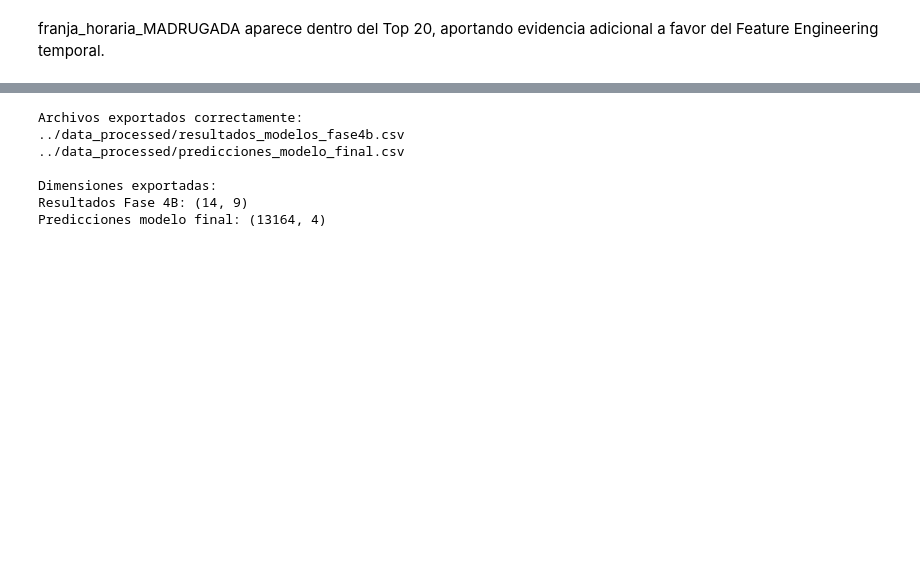
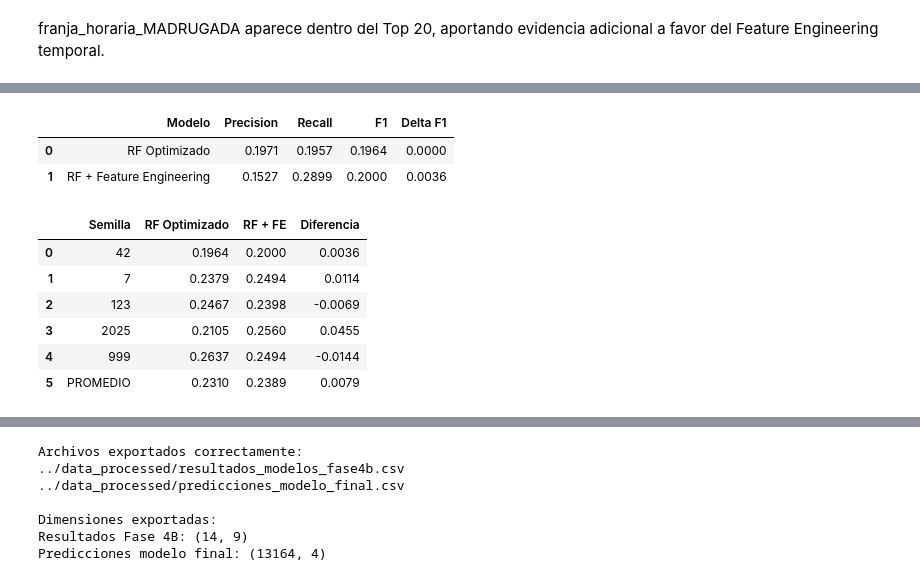
Before and after one commit to christianishere/siniestros-viales-caba, a Jupyter notebook: notebooks/05_modelado_avanzado_experimental.ipynb, the cells around one changed output, grey strips where cells are left out. Cells and saved outputs as stored; diff of their text form; code cells hidden in the pictures; blank space fills up the shorter version.

```diff
--- a/notebooks/05_modelado_avanzado_experimental.ipynb
+++ b/notebooks/05_modelado_avanzado_experimental.ipynb
@@ -1197,3 +1178,82 @@ comparacion_semillas
+# %%
+# ============================================================
+# Impacto del Feature Engineering
+# ============================================================
+
+comparacion_feature_engineering = pd.DataFrame(
+    [
+        {
+            "Modelo": "RF Optimizado",
+            "Precision": precision_rf,
+            "Recall": recall_rf,
+            "F1": f1_rf
+        },
+        {
+            "Modelo": "RF + Feature Engineering",
+            "Precision": precision_rf_fe,
+            "Recall": recall_rf_fe,
+            "F1": f1_rf_fe
+        }
+    ]
+)
+
+comparacion_feature_engineering["Delta F1"] = (
+    comparacion_feature_engineering["F1"]
+    - comparacion_feature_engineering.loc[
+        comparacion_feature_engineering["Modelo"] == "RF Optimizado",
+        "F1"
+    ].iloc[0]
+)
+
+comparacion_feature_engineering = comparacion_feature_engineering.round(4)
+
+comparacion_feature_engineering
+# %% [output]
+|  | Modelo | Precision | Recall | F1 | Delta F1 |
+| 0 | RF Optimizado | 0.1971 | 0.1957 | 0.1964 | 0.0000 |
+| 1 | RF + Feature Engineering | 0.1527 | 0.2899 | 0.2000 | 0.0036 |
+# %%
+# ============================================================
+# Validación multisemilla
+# ============================================================
+
+comparacion_semillas = resultados_df.rename(
+    columns={
+        "semilla": "Semilla",
+        "f1_original": "RF Optimizado",
+        "f1_feature": "RF + FE",
+        "diferencia": "Diferencia"
+    }
+).copy()
+
+promedio_original = comparacion_semillas["RF Optimizado"].mean()
+promedio_fe = comparacion_semillas["RF + FE"].mean()
+
+fila_promedio = pd.DataFrame(
+    {
+        "Semilla": ["PROMEDIO"],
+        "RF Optimizado": [promedio_original],
+        "RF + FE": [promedio_fe],
+        "Diferencia": [promedio_fe - promedio_original]
+    }
+)
+
+comparacion_semillas = pd.concat(
+    [comparacion_semillas, fila_promedio],
+    ignore_index=True
+)
+
+comparacion_semillas = comparacion_semillas.round(4)
+
+comparacion_semillas
+# %% [output]
+|  | Semilla | RF Optimizado | RF + FE | Diferencia |
+| 0 | 42 | 0.1964 | 0.2000 | 0.0036 |
+| 1 | 7 | 0.2379 | 0.2494 | 0.0114 |
+| 2 | 123 | 0.2467 | 0.2398 | -0.0069 |
+| 3 | 2025 | 0.2105 | 0.2560 | 0.0455 |
+| 4 | 999 | 0.2637 | 0.2494 | -0.0144 |
+| 5 | PROMEDIO | 0.2310 | 0.2389 | 0.0079 |
 # %%
 # ============================================================
 # Top 10 variables más importantes
```
Also changed, not shown: parts of 33 cells of this notebook, 7 other files.
